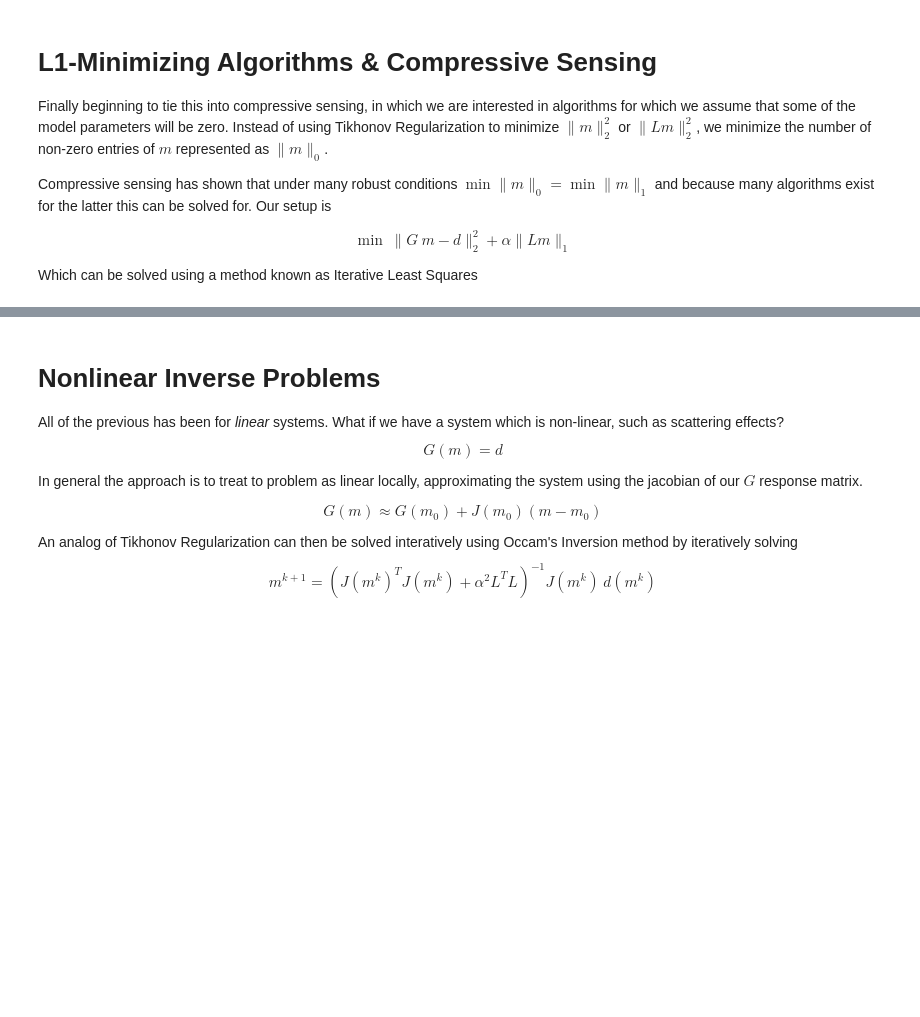
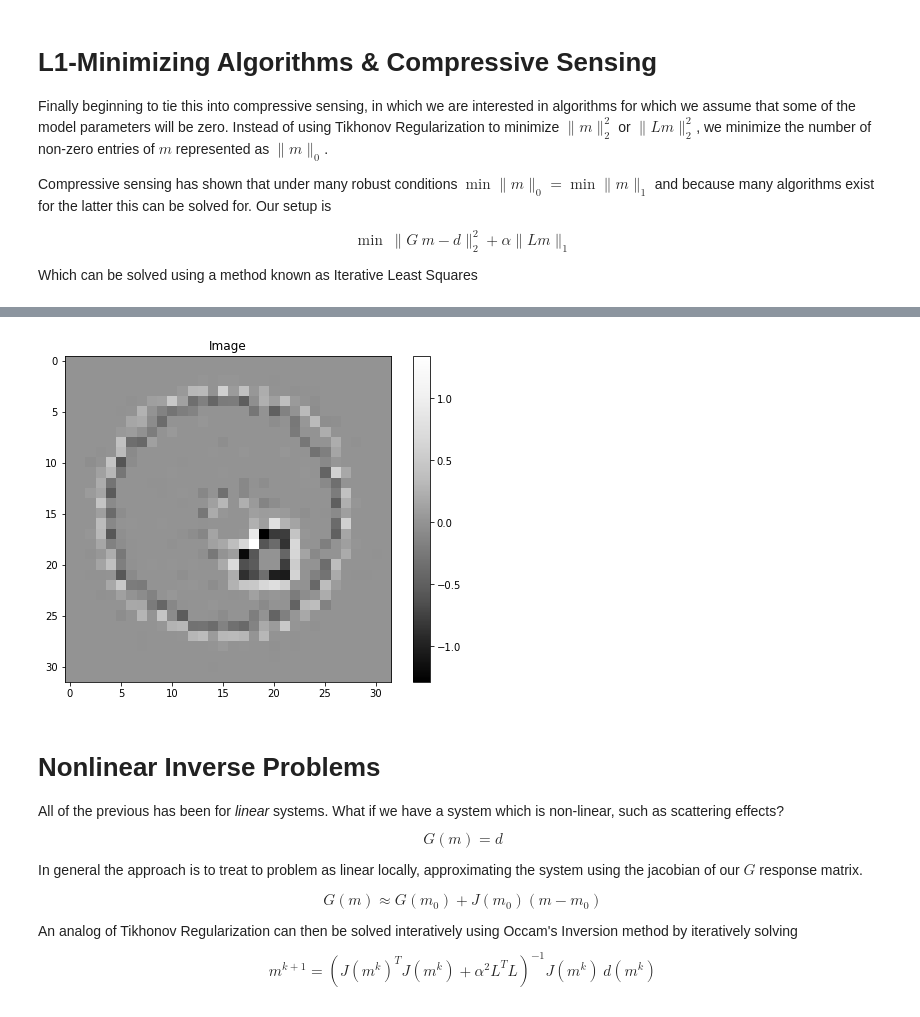
Before and after one commit to abnowack/inverse_problem_lecture, a Jupyter notebook: Inverse Problem Lecture.ipynb, the cells around one changed output, grey strips where cells are left out. Drawn from its saved outputs; the diff is of its cells as text; code cells hidden in the pictures; blank space fills up the shorter version.

```diff
--- a/Inverse Problem Lecture.ipynb
+++ b/Inverse Problem Lecture.ipynb
@@ -474,3 +517,10 @@ plot_image(a)
+# %%
+limage = np.zeros((size, size))
+mask = circle_mask(size)
+limage[mask] = L.reshape(L.shape[0] * L.shape[1], -1).T @ a.flatten()
+plot_image(limage)
+# %% [output]
+[figure, added]
 # %% [markdown]
 # Nonlinear Inverse Problems
 
```
Also changed, not shown: parts of 19 cells of this notebook.
